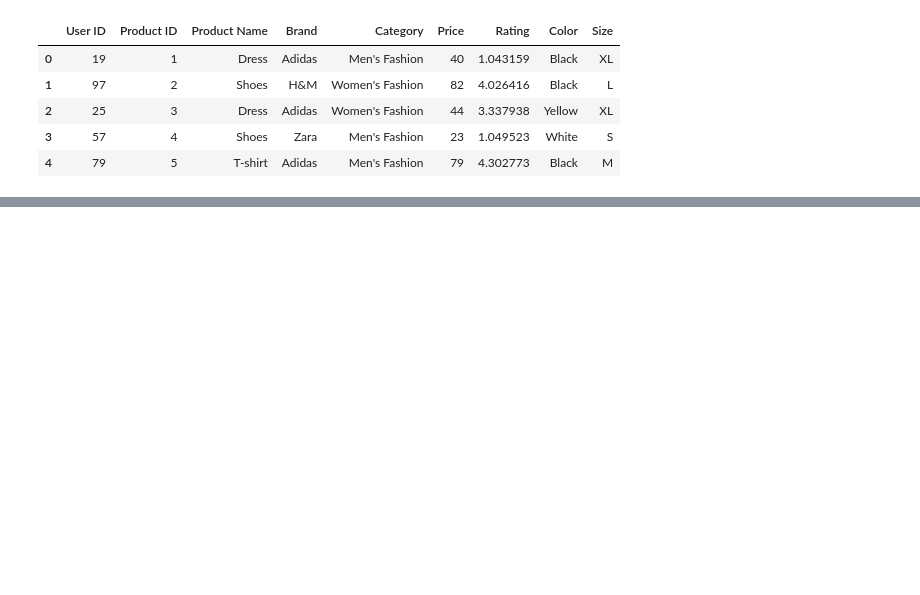
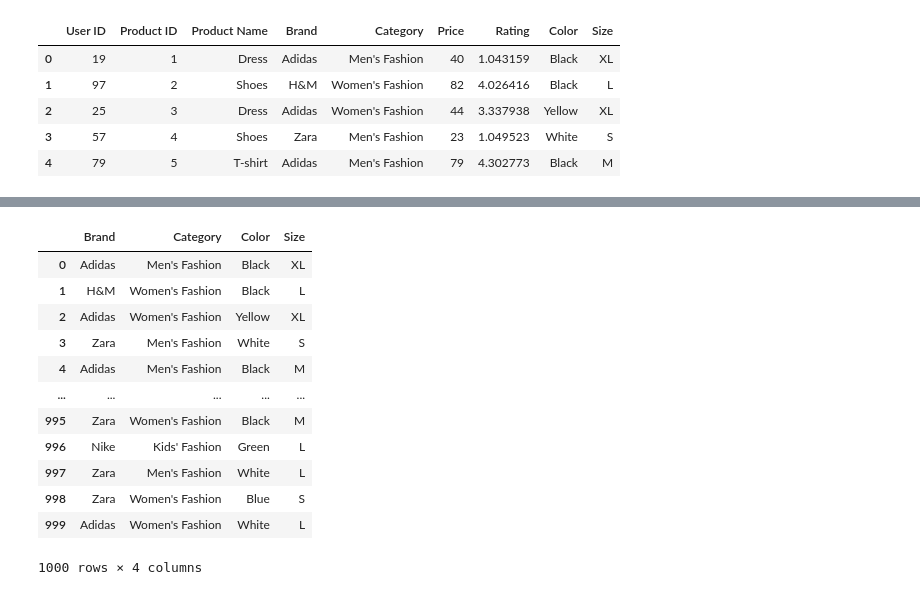
Before and after one commit to mayurimamdi/KNNProjects, a Jupyter notebook: Fashion_recommendation/data.ipynb, the cells around one changed output, grey strips where cells are left out. Drawn from its saved outputs; the diff is of its cells as text; code cells hidden in the pictures; blank space fills up the shorter version.

```diff
--- a/Fashion_recommendation/data.ipynb
+++ b/Fashion_recommendation/data.ipynb
@@ -51,0 +69,16 @@ Name: count, Length: 100, dtype: int64
+# %%
+cols
+# %% [output]
+|  | Brand | Category | Color | Size |
+| 0 | Adidas | Men's Fashion | Black | XL |
+| 1 | H&M | Women's Fashion | Black | L |
+| 2 | Adidas | Women's Fashion | Yellow | XL |
+| 3 | Zara | Men's Fashion | White | S |
+| 4 | Adidas | Men's Fashion | Black | M |
+| ... | ... | ... | ... | ... |
+| 995 | Zara | Women's Fashion | Black | M |
+| 996 | Nike | Kids' Fashion | Green | L |
+| 997 | Zara | Men's Fashion | White | L |
+| 998 | Zara | Women's Fashion | Blue | S |
+| 999 | Adidas | Women's Fashion | White | L |
+1000 rows × 4 columns
```
Also changed, not shown: parts of 34 cells of this notebook.
